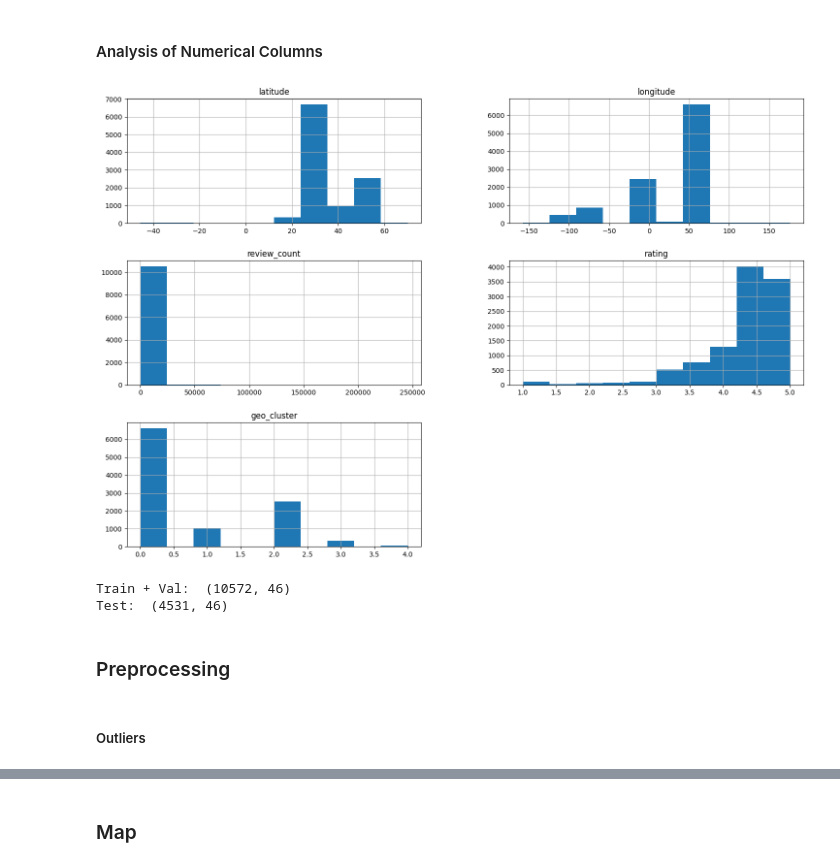
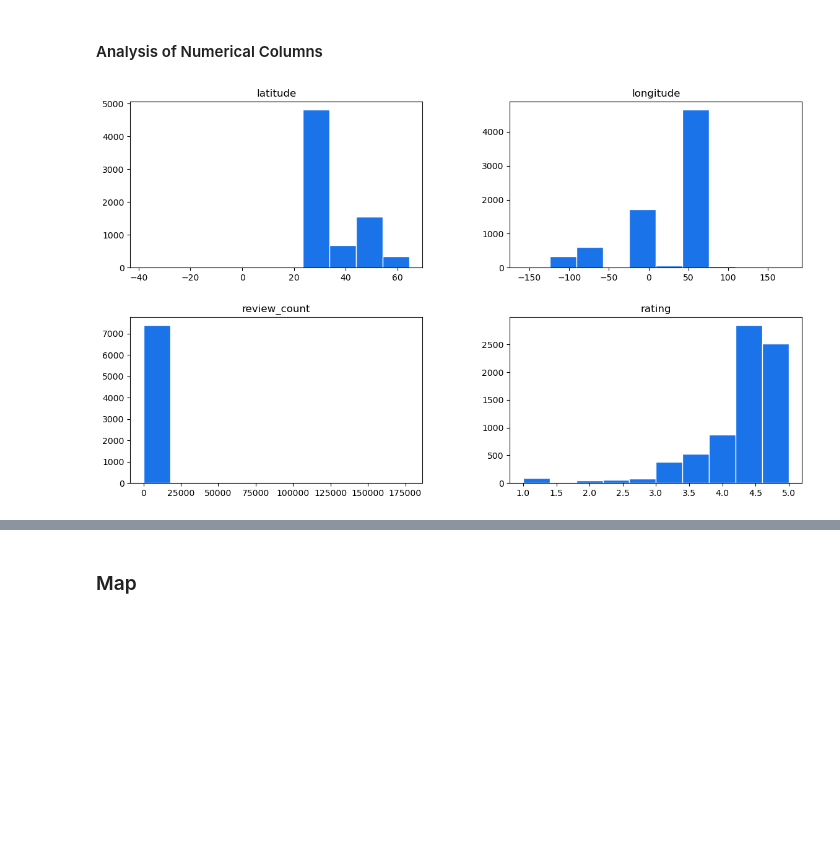
Before and after one commit to kwiatkowskaa/Location_Intelligence_Data_Clustering, a Jupyter notebook: EDA.ipynb, the cells around one changed output, grey strips where cells are left out. Saved outputs shown, nothing was run; the diff lists cells and outputs as text; code cells hidden in the pictures; blank space fills up the shorter version.

```diff
--- a/EDA.ipynb
+++ b/EDA.ipynb
@@ -199,3 +187,0 @@ Rows with identical business_id are the same, except for types column, but the d
-# %%
-df = df.drop_duplicates(subset=['business_id'])
-df
@@ -243,4 +189,4 @@ Conclusion: Almost half of the columns has binary values (0 or 1).
 ### Train, Validation and Test Sets
 # %%
 X_dev, X_test = train_test_split(df, test_size=0.3, random_state=42)
-df = X_dev
+X_train, X_val = train_test_split(X_dev, test_size=0.3, random_state=42)
@@ -312,13 +268,10 @@ Conclusion: binary variables indicating if the business is operational on differ
 # %% [markdown]
 #### Analysis of Numerical Columns
+# %%
+numeric_columns = ['latitude', 'longitude', 'review_count', 'rating']
+X_train_num = X_train[numeric_columns].reset_index(drop = True)
 # %%
-df_num.hist(bins = 10, figsize=(18, 12))
+X_train_num.hist(bins = 10, figsize=(14, 8), align='mid', color = '#1a73e8', edgecolor='white', grid=False)
 plt.show()
 # %% [output]
-[figure, old version]
+[figure, new version]
-# %%
-print('Train + Val: ', X_dev.shape)
-print('Test: ', X_test.shape)
-# %% [output]
-Train + Val:  (10572, 46)
-Test:  (4531, 46)
@@ -328,4 +277,0 @@ Test:  (4531, 46)
-# %% [markdown]
-### Preprocessing
-# %% [markdown]
-##### Outliers
```
Also changed, not shown: parts of 45 cells of this notebook, 2 other files.
